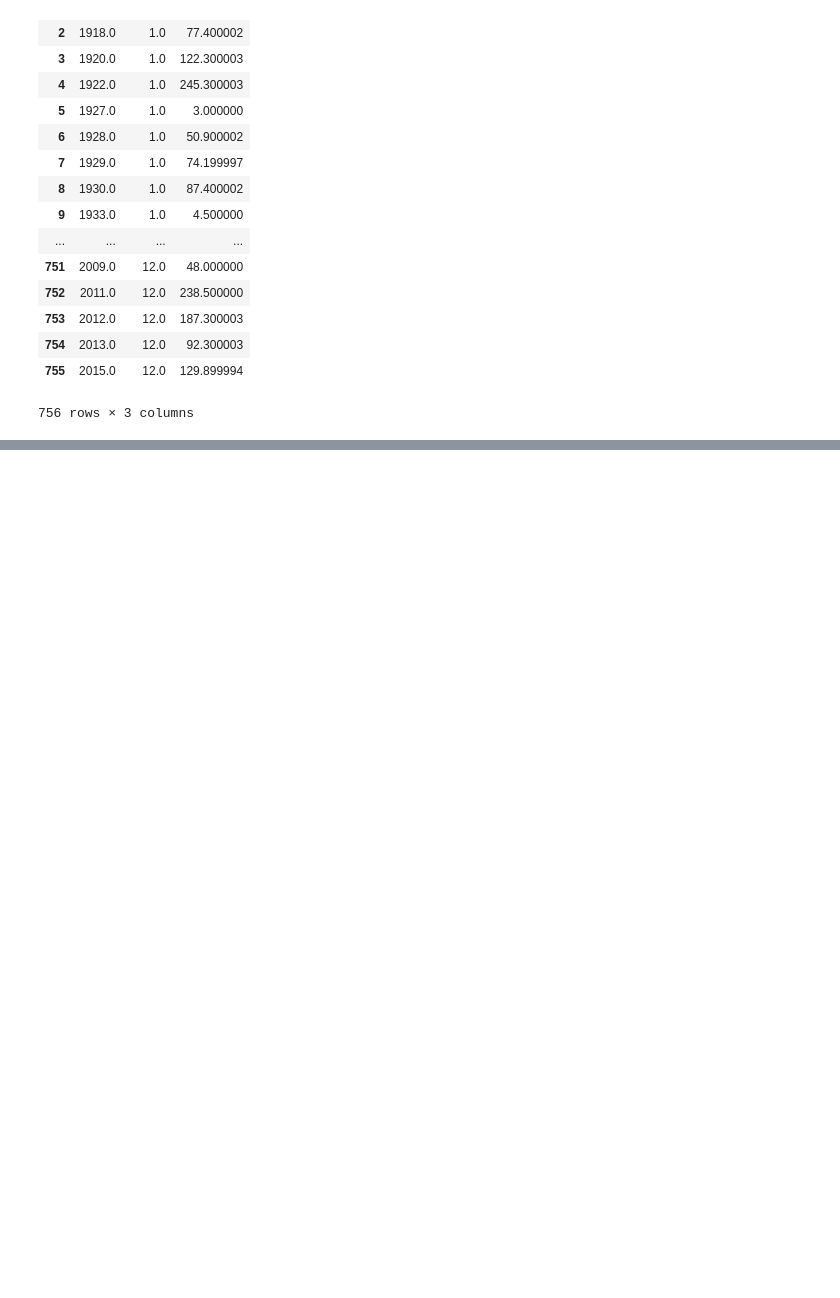
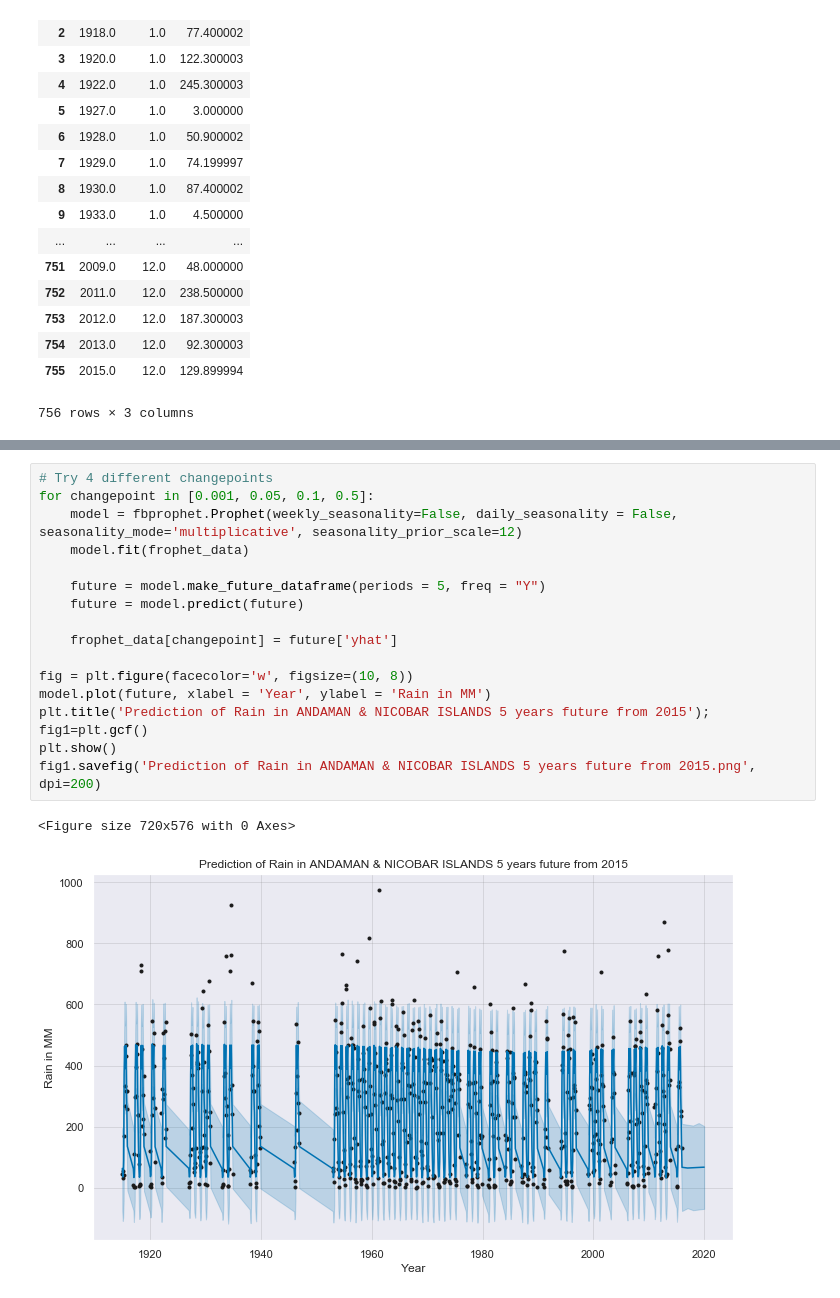
Before and after one commit to ksinghrajeev/IBM_Adv_DS, a Jupyter notebook: Final Assignment.ipynb, the cells around one changed output, grey strips where cells are left out. Saved outputs shown, nothing was run; the diff lists cells and outputs as text; blank space fills up the shorter version.

```diff
--- a/Final Assignment.ipynb
+++ b/Final Assignment.ipynb
@@ -412,0 +464,20 @@ pyplot.show()
+# %%
+# Try 4 different changepoints
+for changepoint in [0.001, 0.05, 0.1, 0.5]:
+    model = fbprophet.Prophet(weekly_seasonality=False, daily_seasonality = False, seasonality_mode='multiplicative', seasonality_prior_scale=12)
+    model.fit(frophet_data)
+
+    future = model.make_future_dataframe(periods = 5, freq = "Y")
+    future = model.predict(future)
+
+    frophet_data[changepoint] = future['yhat']
+
+fig = plt.figure(facecolor='w', figsize=(10, 8))
+model.plot(future, xlabel = 'Year', ylabel = 'Rain in MM')
+plt.title('Prediction of Rain in ANDAMAN & NICOBAR ISLANDS 5 years future from 2015');
+fig1=plt.gcf()
+plt.show()
+fig1.savefig('Prediction of Rain in ANDAMAN & NICOBAR ISLANDS 5 years future from 2015.png', dpi=200)
+# %% [output]
+<Figure size 720x576 with 0 Axes>
+[figure, added]
```
Also changed, not shown: parts of 12 cells of this notebook.
